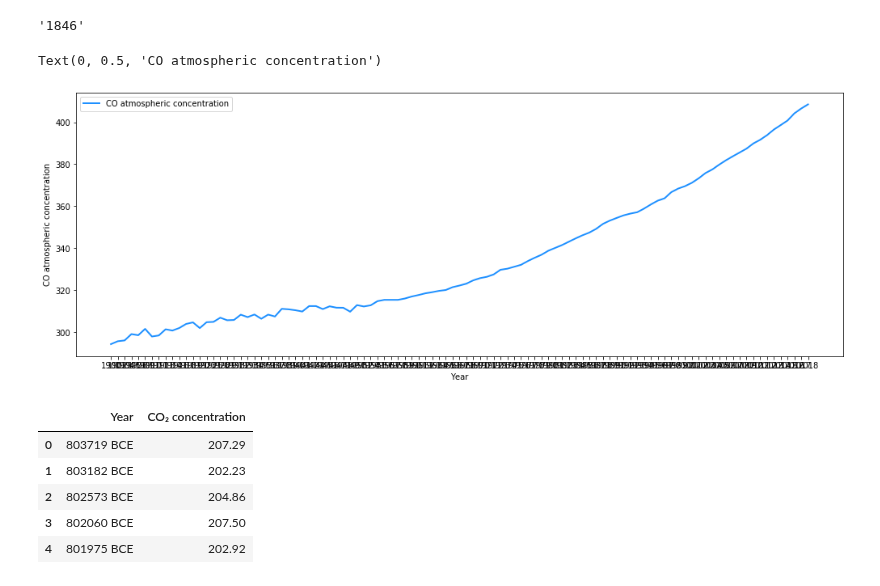
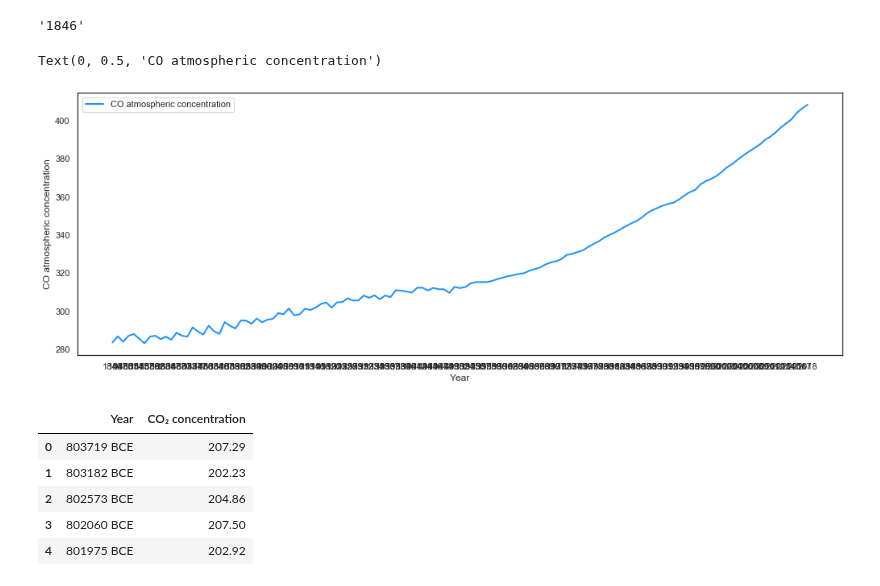
Before and after one commit to ta-data-bcn/Project-Week-8-Final-Project, a Jupyter notebook: your-project/Final Dataset notebook.ipynb, the cells around one changed output. Drawn from its saved outputs; the diff is of its cells as text; code cells hidden in the pictures.

Commit message:
some more datasets and charts

```diff
--- a/your-project/Final Dataset notebook.ipynb
+++ b/your-project/Final Dataset notebook.ipynb
@@ -229,19 +241,20 @@ co_concentration.Year[1740]
 # %% [output]
 '1846'
 # %%
-x = co_concentration.Year[1768:]
-y = co_concentration['CO₂ concentration'][1768:]
+#plotting the Global CO₂ atmospheric concentration increasement from 1864-2018
+x = co_concentration.Year[1740:]
+y = co_concentration['CO₂ concentration'][1740:]
 plt.figure(figsize=(17,6))
 
 plt.plot(x, y, 'dodgerblue', label='CO atmospheric concentration',
          linewidth=2)
 
 plt.legend()
 plt.xlabel('Year')
 plt.ylabel('CO atmospheric concentration')
 # %% [output]
 Text(0, 0.5, 'CO atmospheric concentration')
-[figure, old version]
+[figure, new version]
 # %%
 co_concentration.head()
 # %% [output]
```
Also changed, not shown: parts of 46 cells of this notebook.
